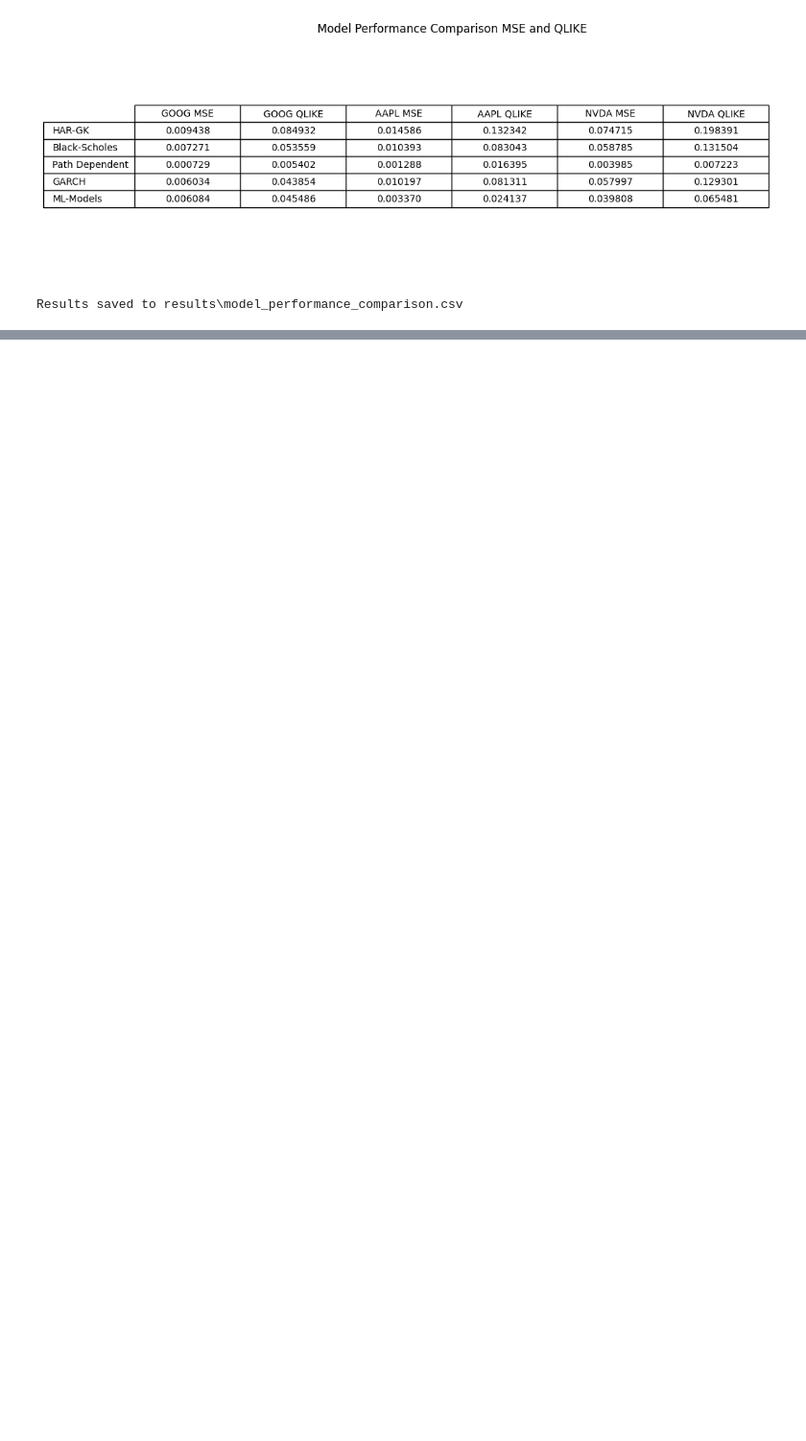
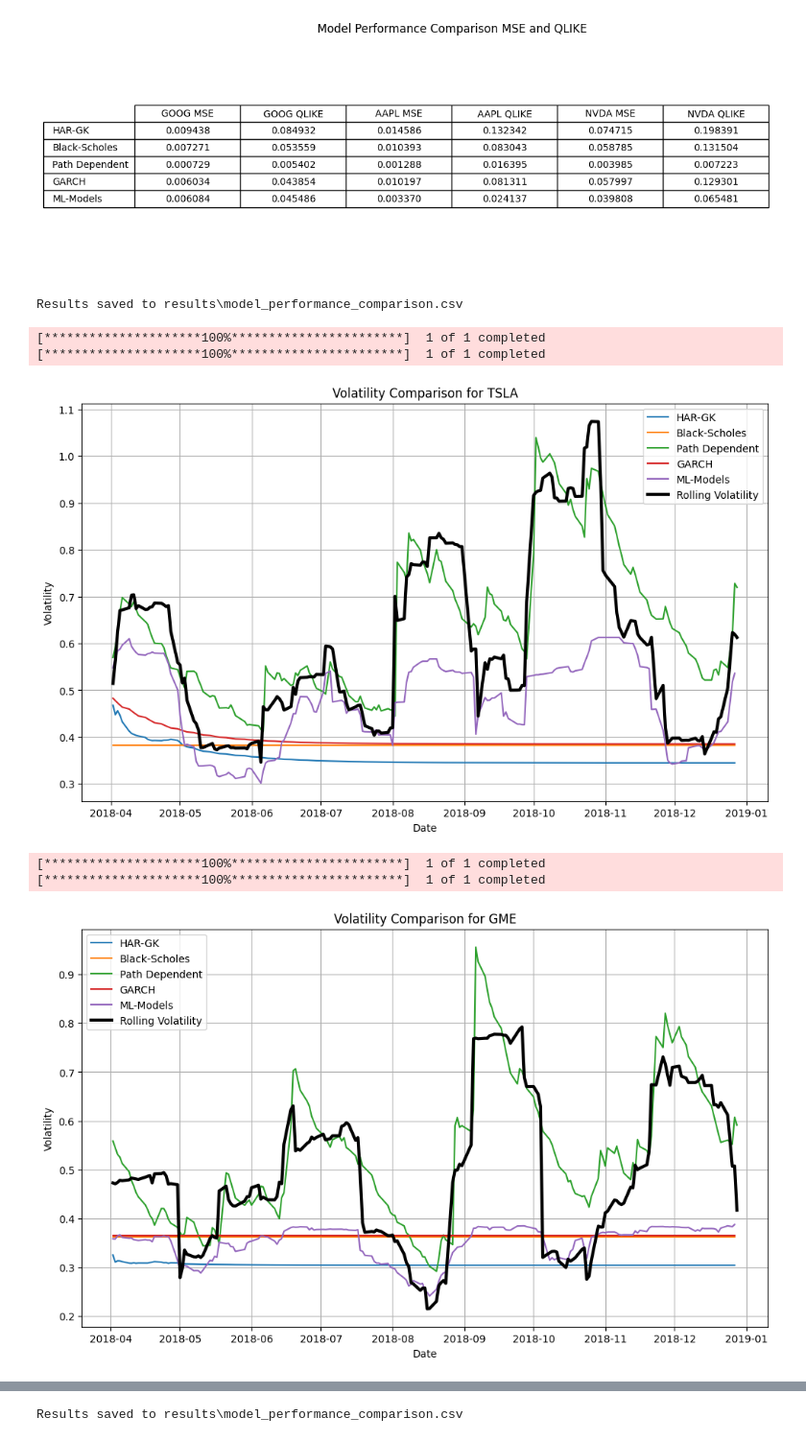
Before and after one commit to abkis/erdos-2026-volatility-models, a Jupyter notebook: main.ipynb, the cells around one changed output, grey strips where cells are left out. Shown at 96% size. Cells and saved outputs as stored; diff of their text form; code cells hidden in the pictures; blank space fills up the shorter version.

```diff
--- a/main.ipynb
+++ b/main.ipynb
@@ -6,8 +6,8 @@ importlib.reload(main)
 
 ## tickers to look at
 large_company_tickers = ['GOOG', 'AAPL', 'NVDA']
-volatile_company_tickers = ["TSLA", "GME", "DNA"]
-stable_company_tickers = ["BOA", "WMT", "JNJ"]
+volatile_company_tickers = ["TSLA", "GME"]
+stable_company_tickers = ["WMT", "JNJ"]
 
 # time frames
 stable_start = "2015-01-01"
@@ -36,3 +36,16 @@ Compare.compute_metrics()
 [figure]
 [figure]
 Results saved to results\model_performance_comparison.csv
+# %%
+# run stable volatile companies
+
+Compare = main.compare_all_models(volatile_company_tickers, [stable_start, stable_train_end, stable_end], save_results = True)
+
+Compare.compute_metrics()
+# %% [output]
+[*********************100%***********************]  1 of 1 completed
+[*********************100%***********************]  1 of 1 completed
+[figure, added]
+[*********************100%***********************]  1 of 1 completed
+[*********************100%***********************]  1 of 1 completed
+[figure, added]
@@ -38,0 +53 @@ Results saved to results\model_performance_comparison.csv
+Results saved to results\model_performance_comparison.csv
```
Also changed, not shown: parts of 6 cells of this notebook.
